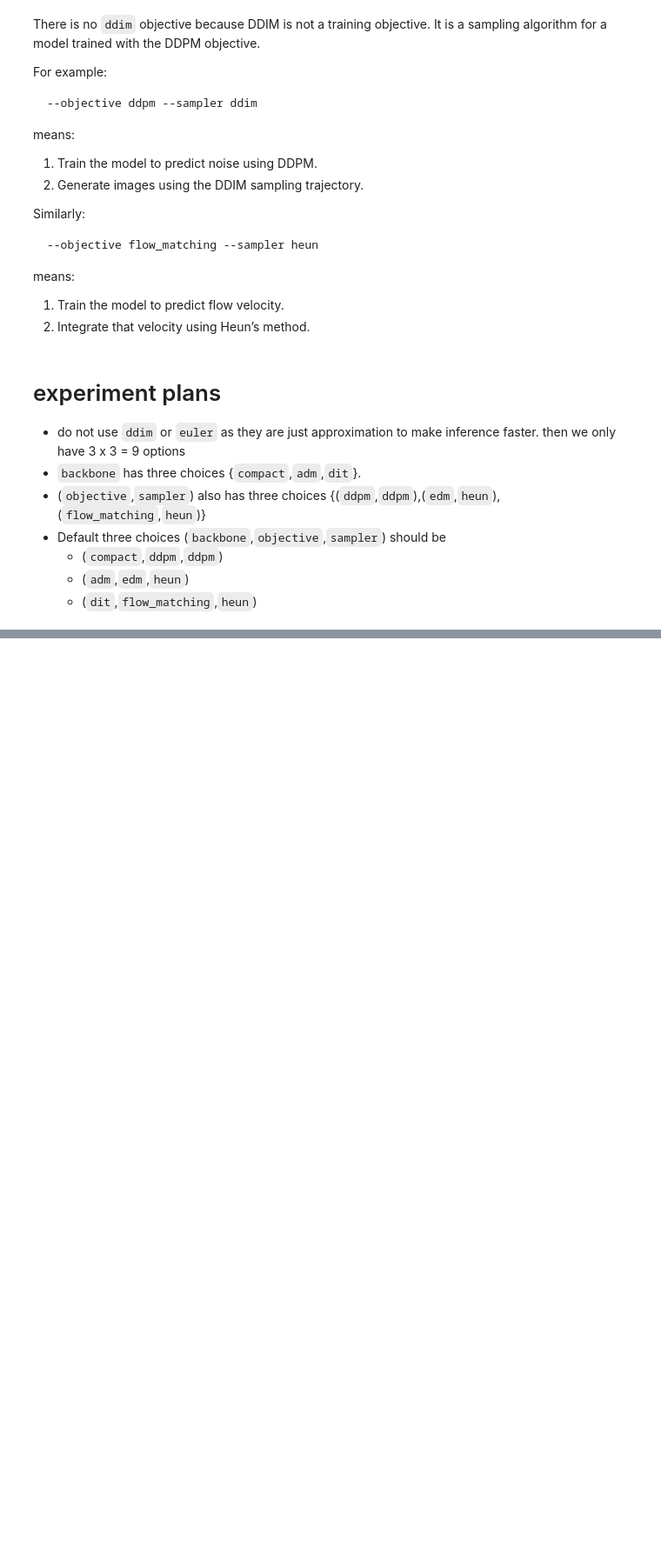
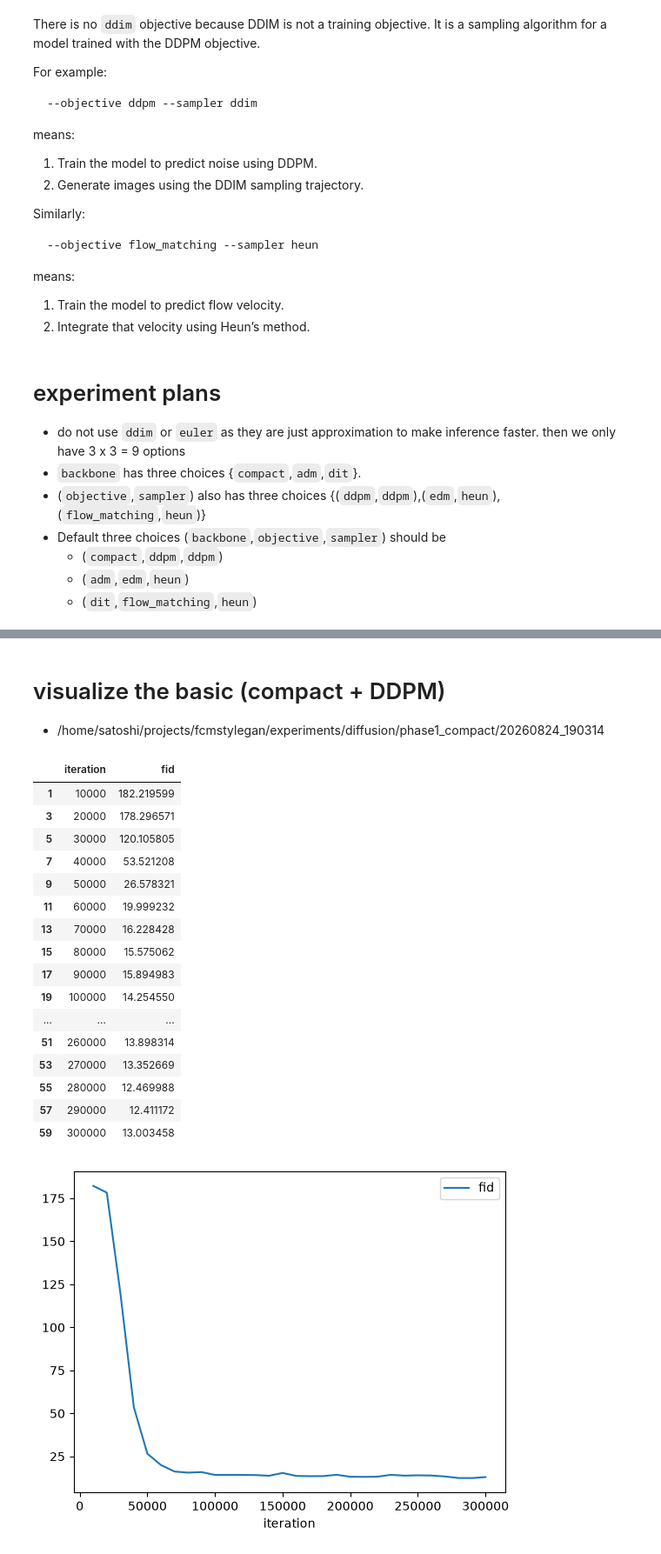
Before and after one commit to apple2373/fcmstylegan, a Jupyter notebook: notebook/results-diffusion.ipynb, the cells around one changed output, grey strips where cells are left out. Shown at 87% size. Drawn from its saved outputs; the diff is of its cells as text; code cells hidden in the pictures; blank space fills up the shorter version.

```diff
--- a/notebook/results-diffusion.ipynb
+++ b/notebook/results-diffusion.ipynb
@@ -370,0 +377,34 @@ display(comparison)
+# %% [markdown]
+# visualize the basic (compact + DDPM)
+- /home/satoshi/projects/fcmstylegan/experiments/diffusion/phase1_compact/20260824_190314
+# %%
+fid_path = "../experiments/diffusion/phase1_compact/20260824_190314/validation_fid.jsonl"
+with open(fid_path, encoding="utf-8") as f:
+    fids = [
+        json.loads(line)
+        for line in f
+        if line.strip()
+    ]
+df_fid_all = pd.DataFrame(fids)
+df_fid = df_fid_all.query("iteration%10000==0")#because checkpoing is every 10000
+df_fid.plot(x="iteration",y="fid")
+display(df_fid)
+# %% [output]
+|  | iteration | fid |
+| 1 | 10000 | 182.219599 |
+| 3 | 20000 | 178.296571 |
+| 5 | 30000 | 120.105805 |
+| 7 | 40000 | 53.521208 |
+| 9 | 50000 | 26.578321 |
+| 11 | 60000 | 19.999232 |
+| 13 | 70000 | 16.228428 |
+| 15 | 80000 | 15.575062 |
+| 17 | 90000 | 15.894983 |
+| 19 | 100000 | 14.254550 |
+| ... | ... | ... |
+| 51 | 260000 | 13.898314 |
+| 53 | 270000 | 13.352669 |
+| 55 | 280000 | 12.469988 |
+| 57 | 290000 | 12.411172 |
+| 59 | 300000 | 13.003458 |
+[figure, added]
```
Also changed, not shown: parts of 6 cells of this notebook, 12 other files.
